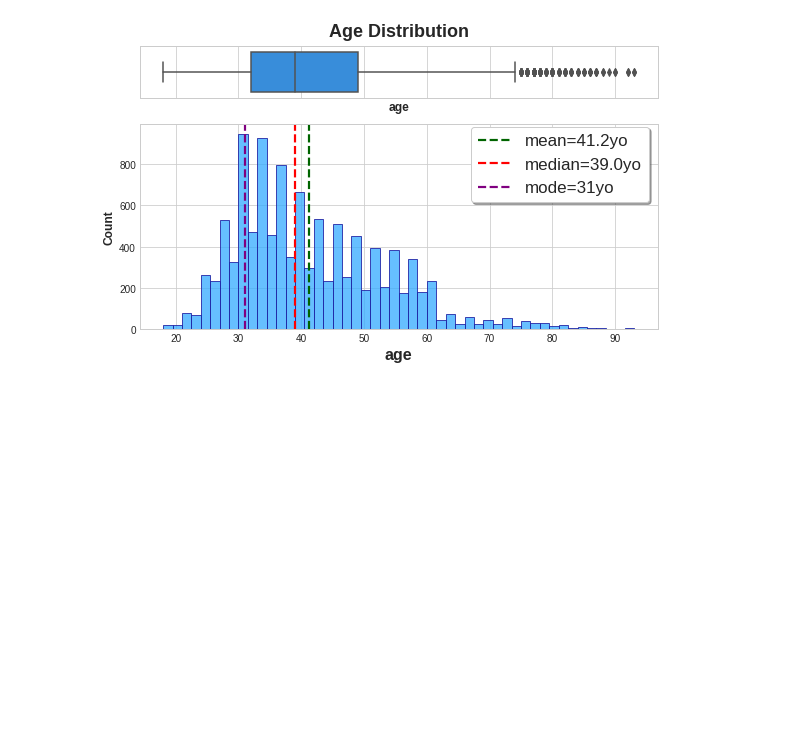
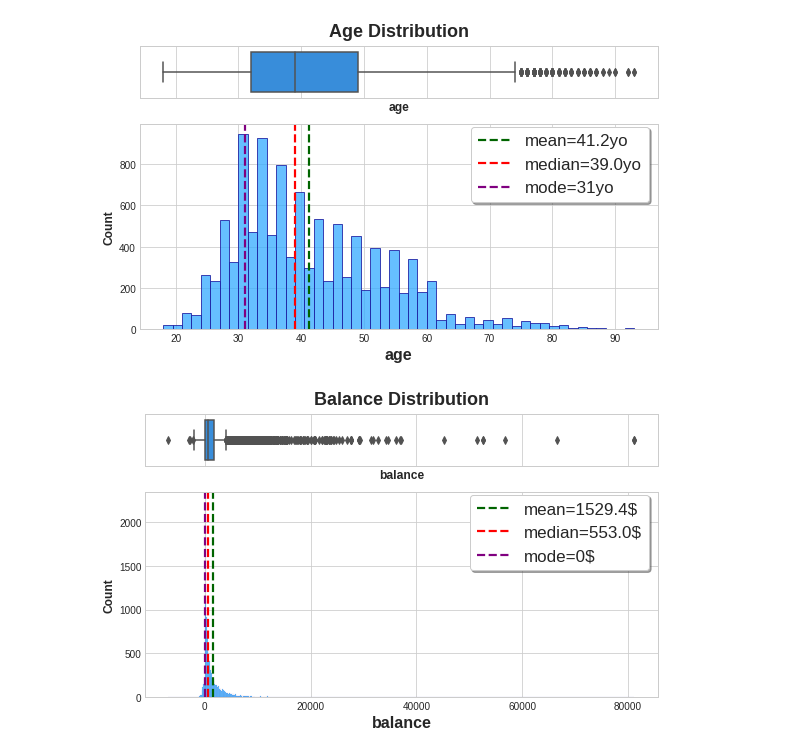
Before and after one commit to masete/Bank-Credit-Analysis, a Jupyter notebook: eda.ipynb, the cells around one changed output. Saved outputs shown, nothing was run; the diff lists cells and outputs as text; code cells hidden in the pictures; blank space fills up the shorter version.

Commit message:
balance and campaigne distribution

```diff
--- a/eda.ipynb
+++ b/eda.ipynb
@@ -490,3 +490,7 @@ def num_plot(df, col, title, symb):
 num_plot(df, 'age', 'Age Distribution', 'yo')
 # %% [output]
 [figure]
+# %%
+num_plot(df, 'balance', 'Balance Distribution', '$')
+# %% [output]
+[figure, added]
```
Also changed, not shown: parts of 1 cell of this notebook.
